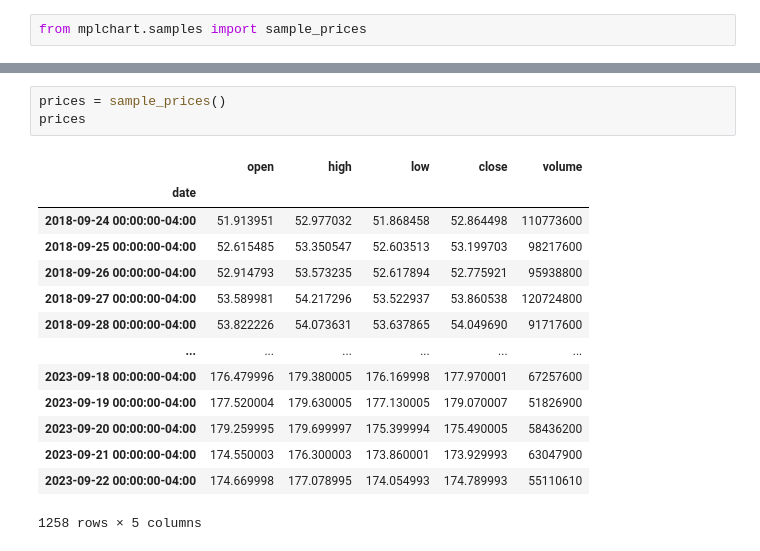
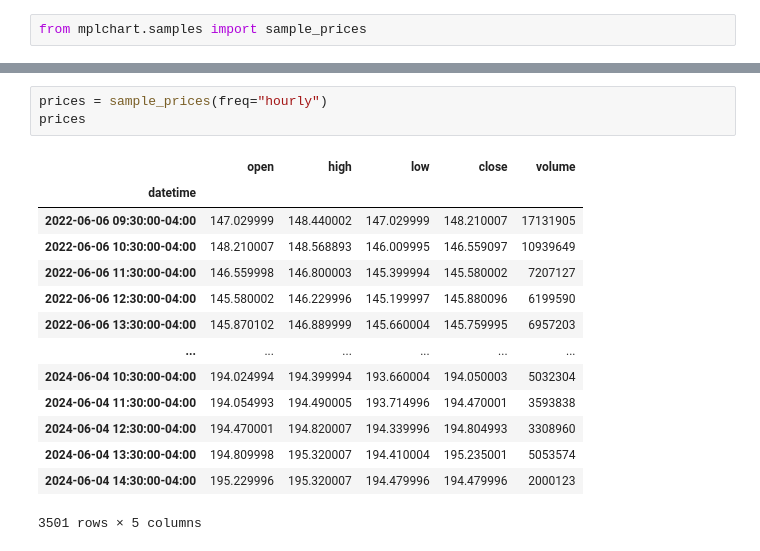
Before and after one commit to furechan/mplchart, a Jupyter notebook: misc/sample-prices.ipynb, the cells around one changed output, grey strips where cells are left out. Drawn from its saved outputs; the diff is of its cells as text.

```diff
--- a/misc/sample-prices.ipynb
+++ b/misc/sample-prices.ipynb
@@ -5,18 +12,18 @@ from mplchart.samples import sample_prices
 # %%
-prices = sample_prices()
+prices = sample_prices(freq="hourly")
 prices
 # %% [output]
 |  | open | high | low | close | volume |
-| date |  |  |  |  |  |
-| 2018-09-24 00:00:00-04:00 | 51.913951 | 52.977032 | 51.868458 | 52.864498 | 110773600 |
-| 2018-09-25 00:00:00-04:00 | 52.615485 | 53.350547 | 52.603513 | 53.199703 | 98217600 |
-| 2018-09-26 00:00:00-04:00 | 52.914793 | 53.573235 | 52.617894 | 52.775921 | 95938800 |
-| 2018-09-27 00:00:00-04:00 | 53.589981 | 54.217296 | 53.522937 | 53.860538 | 120724800 |
-| 2018-09-28 00:00:00-04:00 | 53.822226 | 54.073631 | 53.637865 | 54.049690 | 91717600 |
+| datetime |  |  |  |  |  |
+| 2022-06-06 09:30:00-04:00 | 147.029999 | 148.440002 | 147.029999 | 148.210007 | 17131905 |
+| 2022-06-06 10:30:00-04:00 | 148.210007 | 148.568893 | 146.009995 | 146.559097 | 10939649 |
+| 2022-06-06 11:30:00-04:00 | 146.559998 | 146.800003 | 145.399994 | 145.580002 | 7207127 |
+| 2022-06-06 12:30:00-04:00 | 145.580002 | 146.229996 | 145.199997 | 145.880096 | 6199590 |
+| 2022-06-06 13:30:00-04:00 | 145.870102 | 146.889999 | 145.660004 | 145.759995 | 6957203 |
 | ... | ... | ... | ... | ... | ... |
-| 2023-09-18 00:00:00-04:00 | 176.479996 | 179.380005 | 176.169998 | 177.970001 | 67257600 |
-| 2023-09-19 00:00:00-04:00 | 177.520004 | 179.630005 | 177.130005 | 179.070007 | 51826900 |
-| 2023-09-20 00:00:00-04:00 | 179.259995 | 179.699997 | 175.399994 | 175.490005 | 58436200 |
-| 2023-09-21 00:00:00-04:00 | 174.550003 | 176.300003 | 173.860001 | 173.929993 | 63047900 |
-| 2023-09-22 00:00:00-04:00 | 174.669998 | 177.078995 | 174.054993 | 174.789993 | 55110610 |
+| 2024-06-04 10:30:00-04:00 | 194.024994 | 194.399994 | 193.660004 | 194.050003 | 5032304 |
+| 2024-06-04 11:30:00-04:00 | 194.054993 | 194.490005 | 193.714996 | 194.470001 | 3593838 |
+| 2024-06-04 12:30:00-04:00 | 194.470001 | 194.820007 | 194.339996 | 194.804993 | 3308960 |
+| 2024-06-04 13:30:00-04:00 | 194.809998 | 195.320007 | 194.410004 | 195.235001 | 5053574 |
+| 2024-06-04 14:30:00-04:00 | 195.229996 | 195.320007 | 194.479996 | 194.479996 | 2000123 |
-1258 rows × 5 columns
+3501 rows × 5 columns
```
Also changed, not shown: parts of 2 cells of this notebook, 11 other files.
